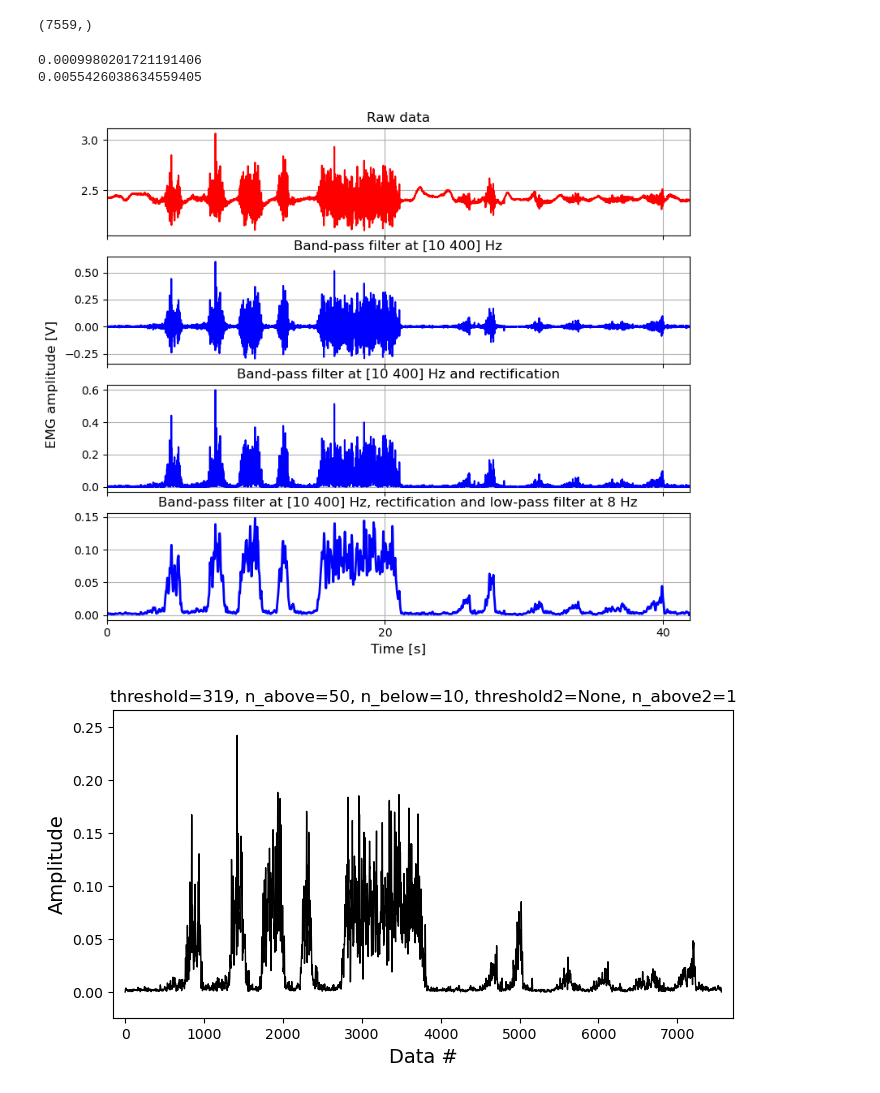
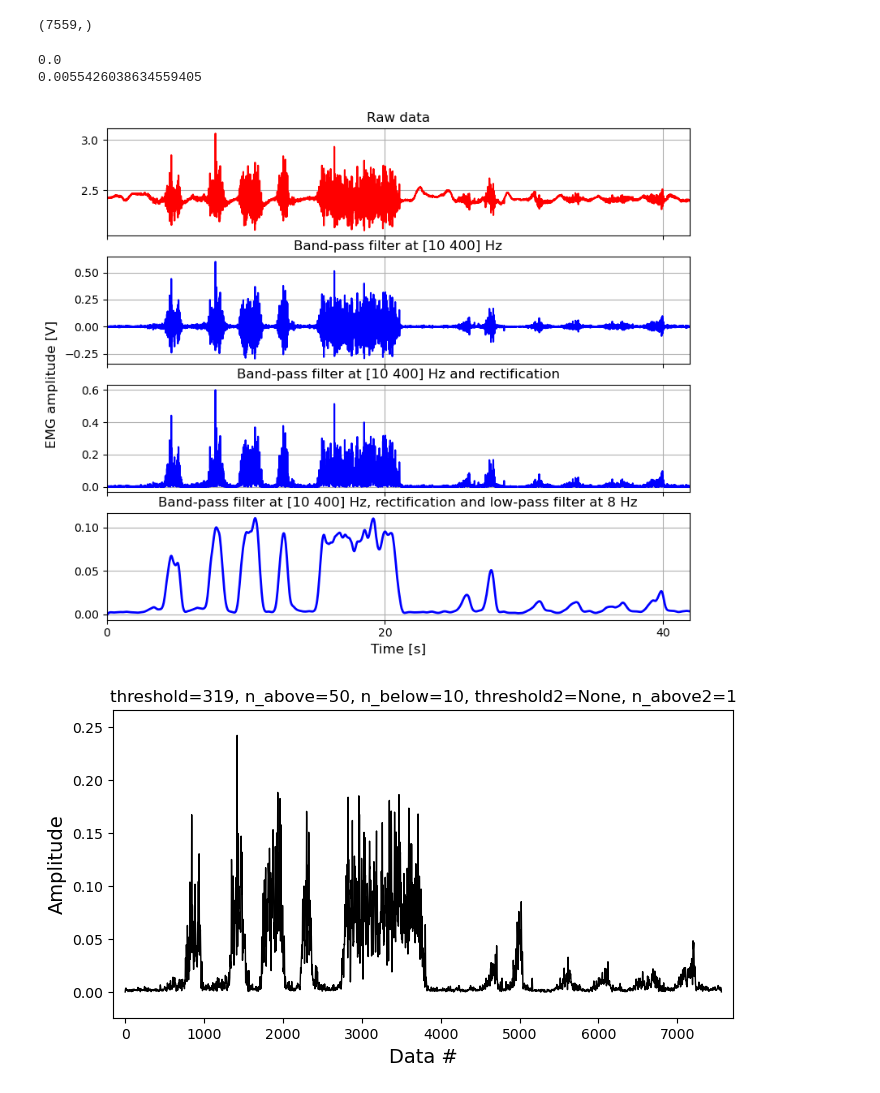
Before and after one commit to zoufaond/Arduino, a Jupyter notebook: EMG/Untitled.ipynb, the cells around one changed output. Cells and saved outputs as stored; diff of their text form; code cells hidden in the pictures.

```diff
--- a/EMG/Untitled.ipynb
+++ b/EMG/Untitled.ipynb
@@ -34,8 +34,8 @@ print(1/np.mean(np.diff(time, axis=0)))
 from scipy.signal import butter, filtfilt
 freq = (1/np.mean(np.diff(time, axis=0)))
 print(([10, 90]/(freq/2)))
-# b, a = butter(2, ([10, 90]/(freq/2)), btype = 'bandpass')
-b, a = butter(2, (5/(freq/2)), btype = 'low')
+b, a = butter(2, ([10, 90]/(freq/2)), btype = 'bandpass')
+# b, a = butter(2, ([10 90]/(freq/2)), btype = 'bandpass')
 dataf = filtfilt(b, a, raw_emg)
 print(dataf.shape)
 
@@ -67,38 +67,38 @@ datafr.shape
 (7559,)
 # %%
 # low-pass Butterworth filter
-b, a = butter(2, (8/(freq/2)), btype = 'low')
+b, a = butter(2, (1.5/(freq/2)), btype = 'low')
 t = tt.time()
 # do stuff
 datafrle = filtfilt(b, a, datafr)
 elapsed = tt.time() - t
 print(elapsed)
 print(np.mean(np.diff(time, axis=0)))
 # plot data
 fig, (ax1,ax2,ax3,ax4) = plt.subplots(4, 1, sharex = True, figsize = (8, 7))
 ax1.plot(time, raw_emg, 'r')
 ax1.set_title('Raw data', fontsize=12)
 ax1.set_xlim(time[0], time[-1])
 ax1.grid()
 ax2.plot(time, dataf, 'b')
 ax2.set_title('Band-pass filter at [10 400] Hz', fontsize=12)
 ax2.grid()
 ax3.plot(time, datafr, 'b')
 ax3.set_title('Band-pass filter at [10 400] Hz and rectification', fontsize=12)
 ax3.grid()
 ax4.plot(time, datafrle, 'b', linewidth=2)
 ax4.set_xlabel('Time [s]', fontsize=12)
 ax4.set_title('Band-pass filter at [10 400] Hz, rectification and low-pass filter at 8 Hz',
               fontsize=12)
 fig.text(0, 0.5, 'EMG amplitude [V]', ha='center', va='center',
          rotation='vertical', fontsize=12)
 plt.locator_params(axis = 'both', nbins = 4)
 ax4.grid()
 plt.tight_layout(h_pad=.1)
 # %% [output]
-0.0009980201721191406
+0.0
 0.0055426038634559405
-[figure, old version]
+[figure, new version]
 # %%
 def linear_envelope(x, freq=1000, fc_bp=[10, 400], fc_lp=8):
     r"""Calculate the linear envelope of a signal.
```
Also changed, not shown: parts of 1 cell of this notebook, 1 other file.
